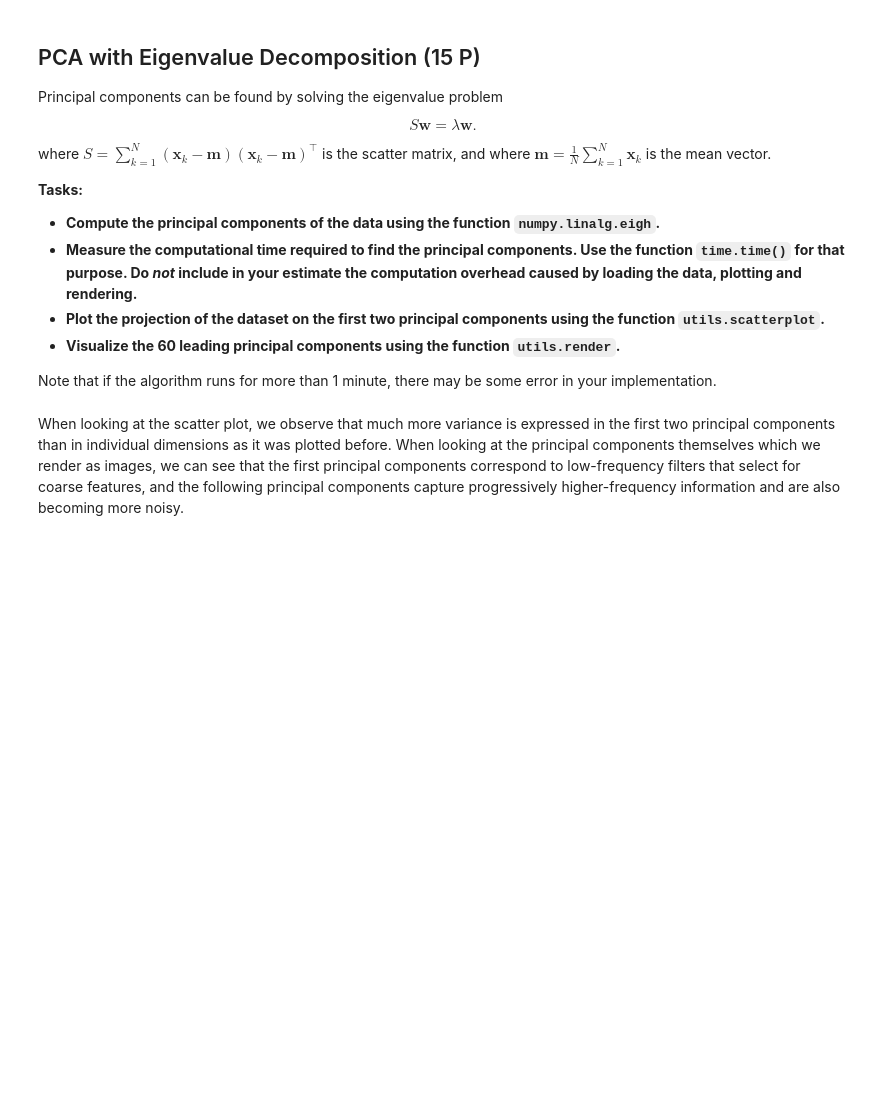
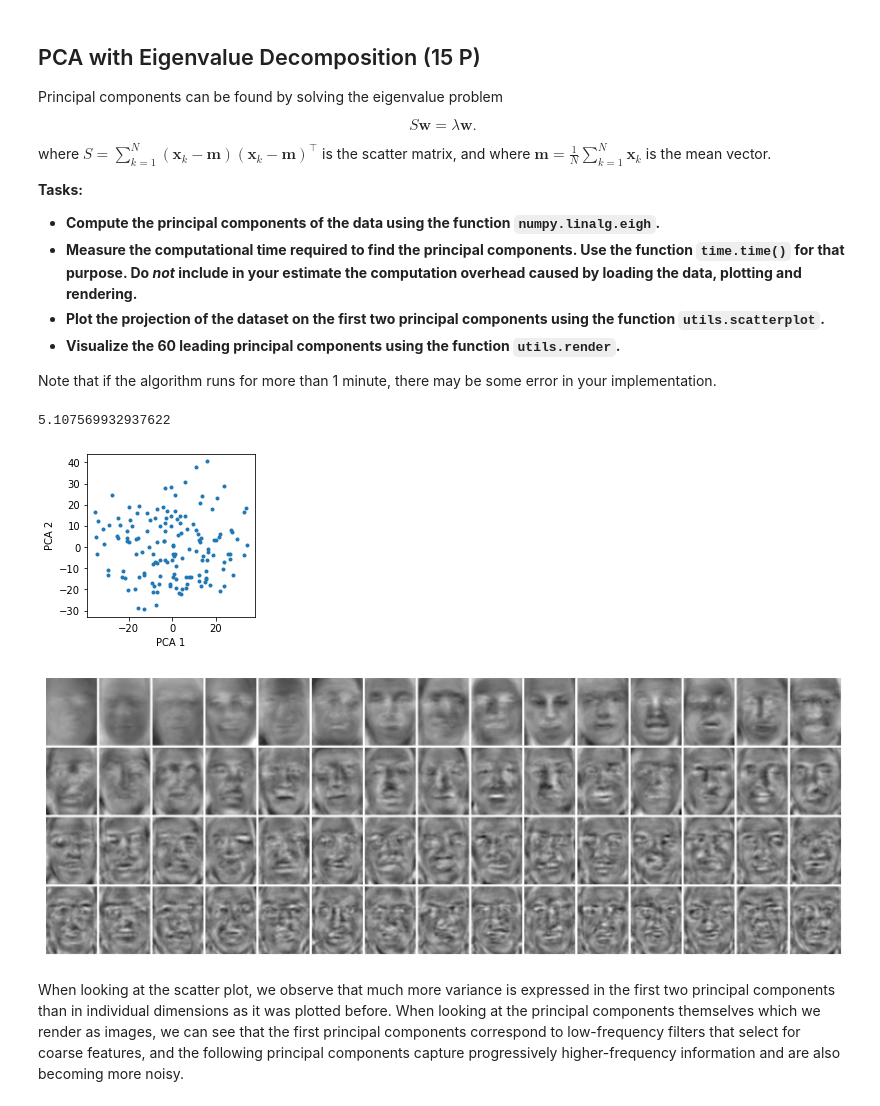
Before and after one commit to ro-pardo/machine-learning-1, a Jupyter notebook: exercise-3/03-code-part/sheet03.ipynb, the cells around one changed output. Saved outputs shown, nothing was run; the diff lists cells and outputs as text; code cells hidden in the pictures; blank space fills up the shorter version.

```diff
--- a/exercise-3/03-code-part/sheet03.ipynb
+++ b/exercise-3/03-code-part/sheet03.ipynb
@@ -13,7 +24,7 @@ In this exercise, we will experiment with two different techniques to compute th
 We consider a random subset of the Labeled Faces in the Wild (LFW) dataset, readily accessible from sklearn, and we apply some basic preprocessing to discount strong variations of luminosity and contrast.
 # %%
 X = sklearn.datasets.fetch_lfw_people(resize=0.5)['images']
-X = X[numpy.random.mtrand.RandomState(1).permutation(len(X))[:150]]*1.0
+X = X[np.random.mtrand.RandomState(1).permutation(len(X))[:150]]*1.0
 X = X - X.mean(axis=(1,2),keepdims=True)
 X = X / X.std(axis=(1,2),keepdims=True)
 print(X.shape)
@@ -54,3 +70,36 @@ import solutions; solutions.basic(X)
+# %%
+def getS(X):
+    X_prima = X.reshape([X.shape[0], X.shape[1]*X.shape[2]])
+
+    M = X_prima.mean(axis=0)
+
+    X_diff = X_prima - M
+
+    length = M.shape[0]
+    S = np.zeros([length, length])
+    for X_k in X_diff:
+        S += np.matmul(X_k.reshape([length,1]), X_k.reshape([length, 1]).T)
+
+    return S, X_diff
+
+before = time.time()
+
+S, X_diff = getS(X)
+value, vector = np.linalg.eigh(S)
+vector = np.flip(vector, axis=1)
+
+after = time.time()
+print(after - before)
+
+projection = np.dot(vector[:, :2].T, X_diff.T)
+
+utils.scatterplot(projection[0],projection[1], xlabel='PCA 1',ylabel='PCA 2')
+
+utils.render(vector[:, :60].T,15,4, vmax=0.1)
+# %% [output]
+5.107569932937622
+[figure, added]
+[figure, added]
 # %% [markdown]
 When looking at the scatter plot, we observe that much more variance is expressed in the first two principal components than in individual dimensions as it was plotted before. When looking at the principal components themselves which we render as images, we can see that the first principal components correspond to low-frequency filters that select for coarse features, and the following principal components capture progressively higher-frequency information and are also becoming more noisy.
 # %% [markdown]
```
Also changed, not shown: parts of 8 cells of this notebook, 3 other files.
